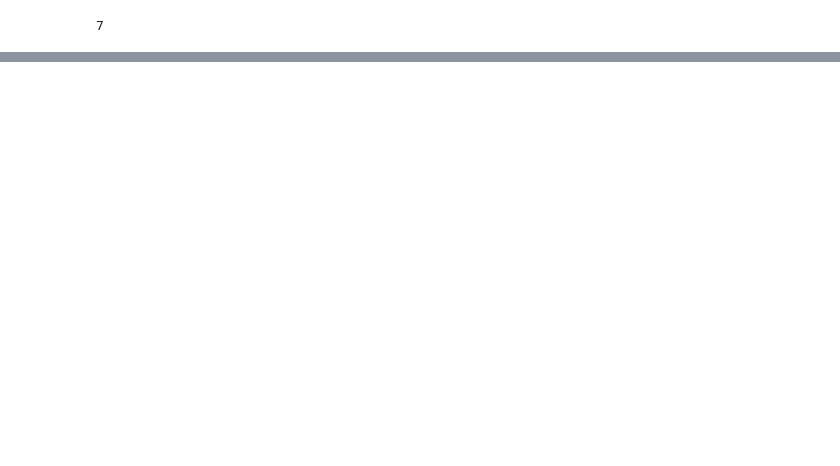
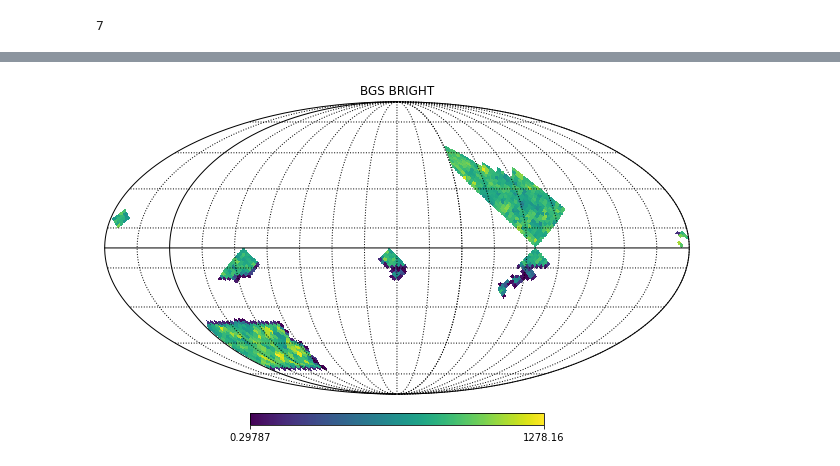
Before and after one commit to michaelJwilson/S4Mock, a Jupyter notebook: densities_and_priorities.ipynb, the cells around one changed output, grey strips where cells are left out. Saved outputs shown, nothing was run; the diff lists cells and outputs as text; code cells hidden in the pictures; blank space fills up the shorter version.

```diff
--- a/densities_and_priorities.ipynb
+++ b/densities_and_priorities.ipynb
@@ -211,0 +235,17 @@ print(np.unique(mws_2['REF_EPOCH'].data))
+# %%
+import fitsio
+import glob
+from astropy.table import vstack
+# to_grab will be a list of file paths for files in the directory provided.
+#to_grab=glob.glob('/global/cfs/cdirs/desi/survey/ops/surveyops/trunk/mtl/sv3/bright/sv3mtl-bright-hp-*.ecsv')
+to_grab=glob.glob('/global/cfs/cdirs/desi/survey/ops/surveyops/trunk/mtl/main/bright/mtl-bright-hp-*.ecsv')
+
+# very good practice to apply sorted, otherwise the file ordering will be random 	and non-repeatable.
+to_grab = sorted(to_grab)
+# List of tables.  Here, I’m limiting it to 10 healpixels.
+hp_stack = [fitsio.read(x) for x in to_grab[:10]]
+# Create a big table from the list of tables.
+data_stack = vstack(hp_stack)
+
+mask,idx = np.unique(data_stack['TARGETID'],return_index=True)
+data_stack = data_stack[idx]
@@ -211,0 +313,56 @@ print(np.unique(mws_2['REF_EPOCH'].data))
+# %%
+is_bright = (data_stack["BGS_TARGET"].data & bgs_mask["BGS_BRIGHT"]) != 0
+bright_stack = data_stack[is_bright]
+
+longitude = bright_stack['RA']
+latitude = bright_stack['DEC']
+unique_target_list = bright_stack['TARGETID']
+
+#set coordinate system, convert units and get rid of nan
+longitude = longitude.to(u.radian)
+longitude = longitude.value
+
+longitude = longitude[~  np.isnan(longitude)]
+
+latitude = latitude.to(u.radian)
+latitude = latitude.value
+
+co_latitude = (np.pi/2) - latitude
+
+co_latitude = co_latitude[~  np.isnan(co_latitude)]
+
+#number of pixels on sphere and pixel area
+npix = hp.nside2npix(nside)
+pixel_area = hp.nside2pixarea(nside,degrees=True)
+
+#indices of pixels with non-zero density
+all_pixel_indices = hp.ang2pix(nside, co_latitude, longitude,nest=True)
+
+#no. targets per pixel, initially 0
+targets_per_pixel = np.zeros(hp.nside2npix(nside))
+
+"""
+#if want to plot histogram
+nbins=np.arange(all_pixel_indices.min(), all_pixel_indices.max(), 1)
+counts,bins,bars = plt.hist(all_pixel_indices,nbins)
+print(bins)
+plt.xlabel('Pixel index')
+plt.ylabel('Frequency')
+"""
+
+filled_pixel_index, filled_targets_per_pixel = np.unique(all_pixel_indices, return_counts=True)
+
+#correct area
+exp_density_per_pixel = pixel_area * orig_density_per_deg
+corr_factor = filled_targets_per_pixel/exp_density_per_pixel
+corr_pixel_area = pixel_area * corr_factor
+
+#update no. targets per pixel
+targets_per_pixel[filled_pixel_index] = filled_targets_per_pixel/pixel_area
+targets_per_pixel[targets_per_pixel == 0] = np.NaN
+
+#mollview map of pixels
+hp.mollview(targets_per_pixel,nest=True,rot=(220, 0.0, 0.0), badcolor='white',title='BGS BRIGHT')
+hp.graticule(dpar=5, dmer=5)
+# %% [output]
+[figure, added]
```
Also changed, not shown: parts of 11 cells of this notebook.
